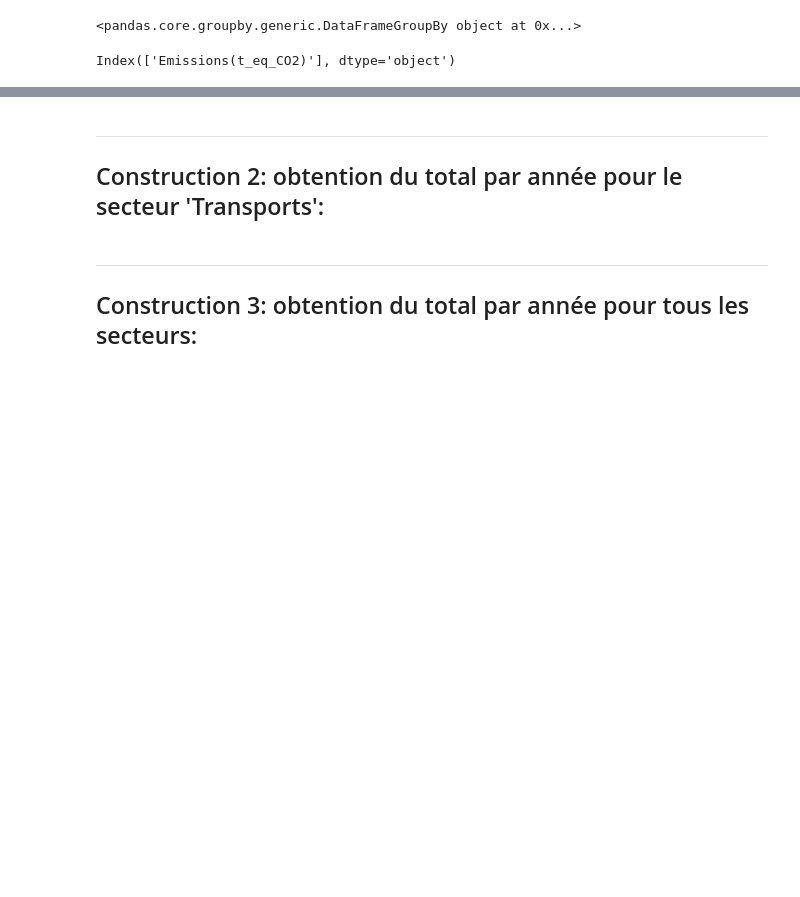
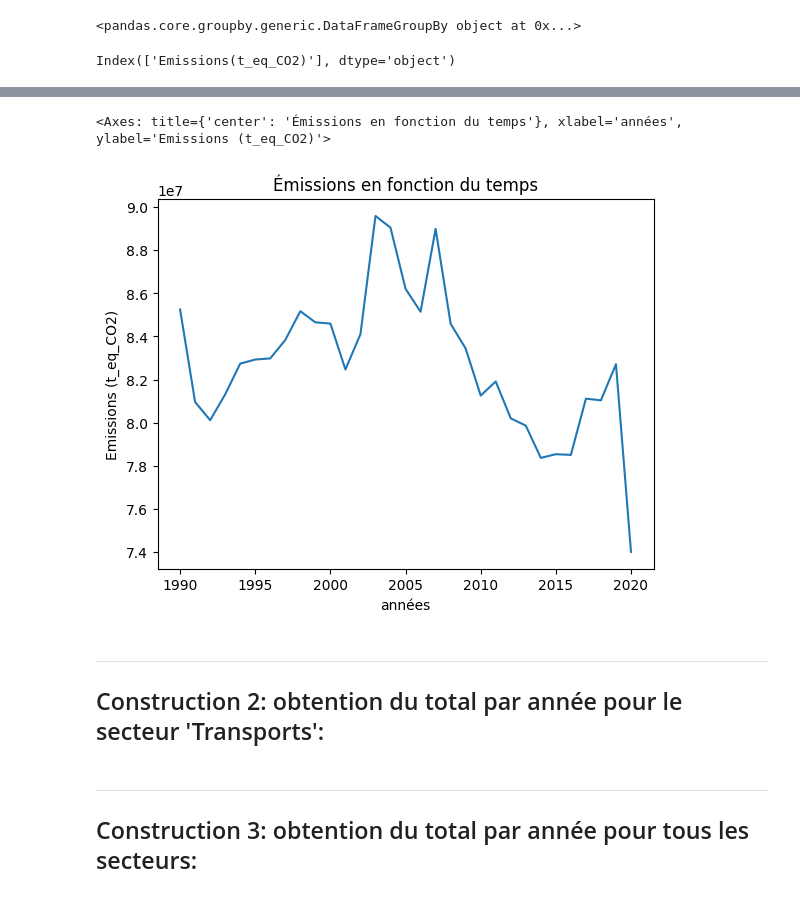
Before and after one commit to benjamingosselincliche/sciencesdelanature-garneau-catalogue-jupyter, a Jupyter notebook: notebook/ges_au_quebec_dataframe.ipynb, the cells around one changed output, grey strips where cells are left out. Cells and saved outputs as stored; diff of their text form; code cells hidden in the pictures; blank space fills up the shorter version.

```diff
--- a/notebook/ges_au_quebec_dataframe.ipynb
+++ b/notebook/ges_au_quebec_dataframe.ipynb
@@ -130,5 +234,9 @@ df_total.describe()
 # %%
-df_total.plot()
+# Tracer les données pour visualiser les émissions totales par année.
+df_total.plot(xlabel="années", ylabel="Emissions (t_eq_CO2)", title='Émissions en fonction du temps', legend=None)
+# %% [output]
+<Axes: title={'center': 'Émissions en fonction du temps'}, xlabel='années', ylabel='Emissions (t_eq_CO2)'>
+[figure, added]
 # %% [markdown]
 ---
 ## Construction 2: obtention du total par année pour le secteur 'Transports':
```
Also changed, not shown: parts of 28 cells of this notebook, 1 other file.
